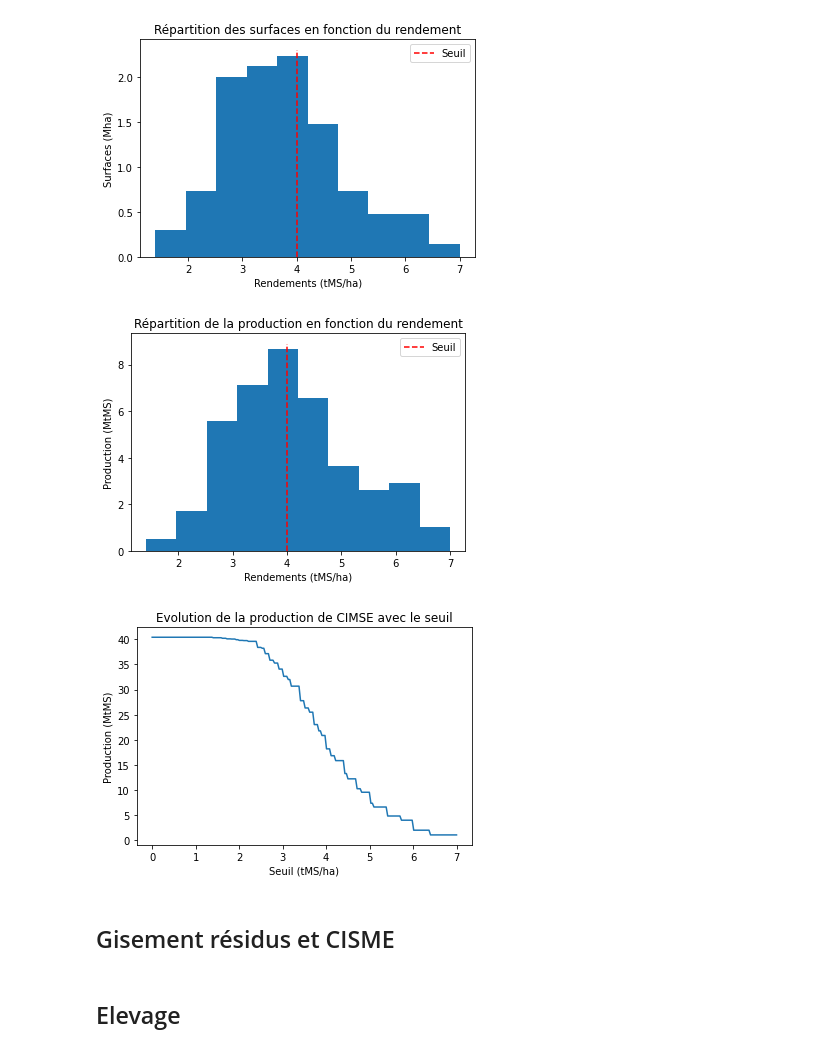
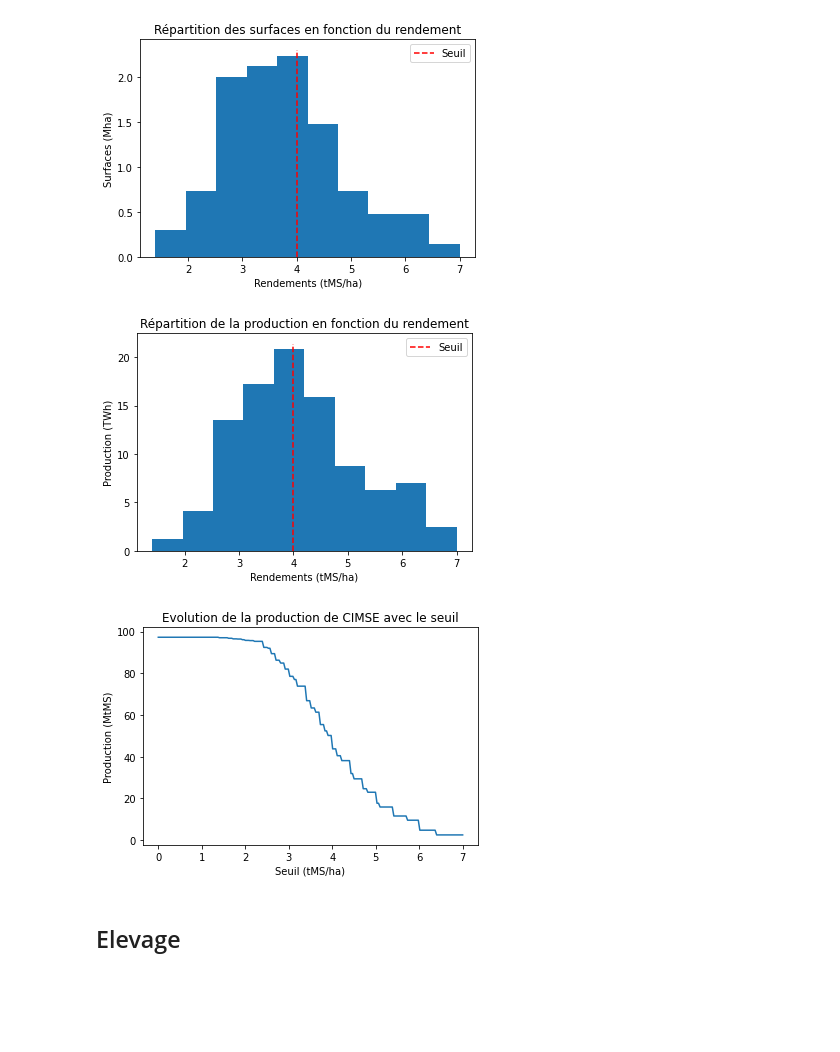
Before and after one commit to 20castro/Mini-projet_Biogaz, a Jupyter notebook: Gisement.ipynb, the cells around one changed output. Drawn from its saved outputs; the diff is of its cells as text; code cells hidden in the pictures; blank space fills up the shorter version.

```diff
--- a/Gisement.ipynb
+++ b/Gisement.ipynb
@@ -448,31 +434,30 @@ plt.legend();
 # %% [output]
 [figure]
 # %%
-plt.plot([4., 4.], [0., 8.9], 'r--', label = 'Seuil')
+plt.plot([4., 4.], [0., 21.4], 'r--', label = 'Seuil')
 
-plt.hist(r, weights = r*s / 10**6)
+plt.hist(r, weights = 11.04*218*r*s / 10**9)
 plt.xlabel('Rendements (tMS/ha)')
-plt.ylabel('Production (MtMS)')
+plt.ylabel('Production (TWh)')
 plt.title('Répartition de la production en fonction du rendement')
+plt.yticks(np.arange(0, 21, 5))
 plt.legend();
 #plt.savefig('seuil.png', dpi = 1200)
 # %% [output]
-[figure, old version]
+[figure, new version]
 # %%
 def threshold(seuil):
     res = 0
     for key in yields:
         if key >= seuil:
-            res += key*yields[key]
+            res += 11.04*218*key*yields[key]
     return res
 
 threshold = np.vectorize(threshold)
 t = np.linspace(0., 7., 200)
-plt.plot(t, threshold(t) / 10**6)
+plt.plot(t, threshold(t) / 10**9)
 plt.xlabel('Seuil (tMS/ha)')
 plt.title('Evolution de la production de CIMSE avec le seuil')
 plt.ylabel('Production (MtMS)');
 # %% [output]
-[figure, old version]
+[figure, new version]
-# %% [markdown]
-## Gisement résidus et CISME
```
Also changed, not shown: parts of 58 cells of this notebook, 3 other files.
